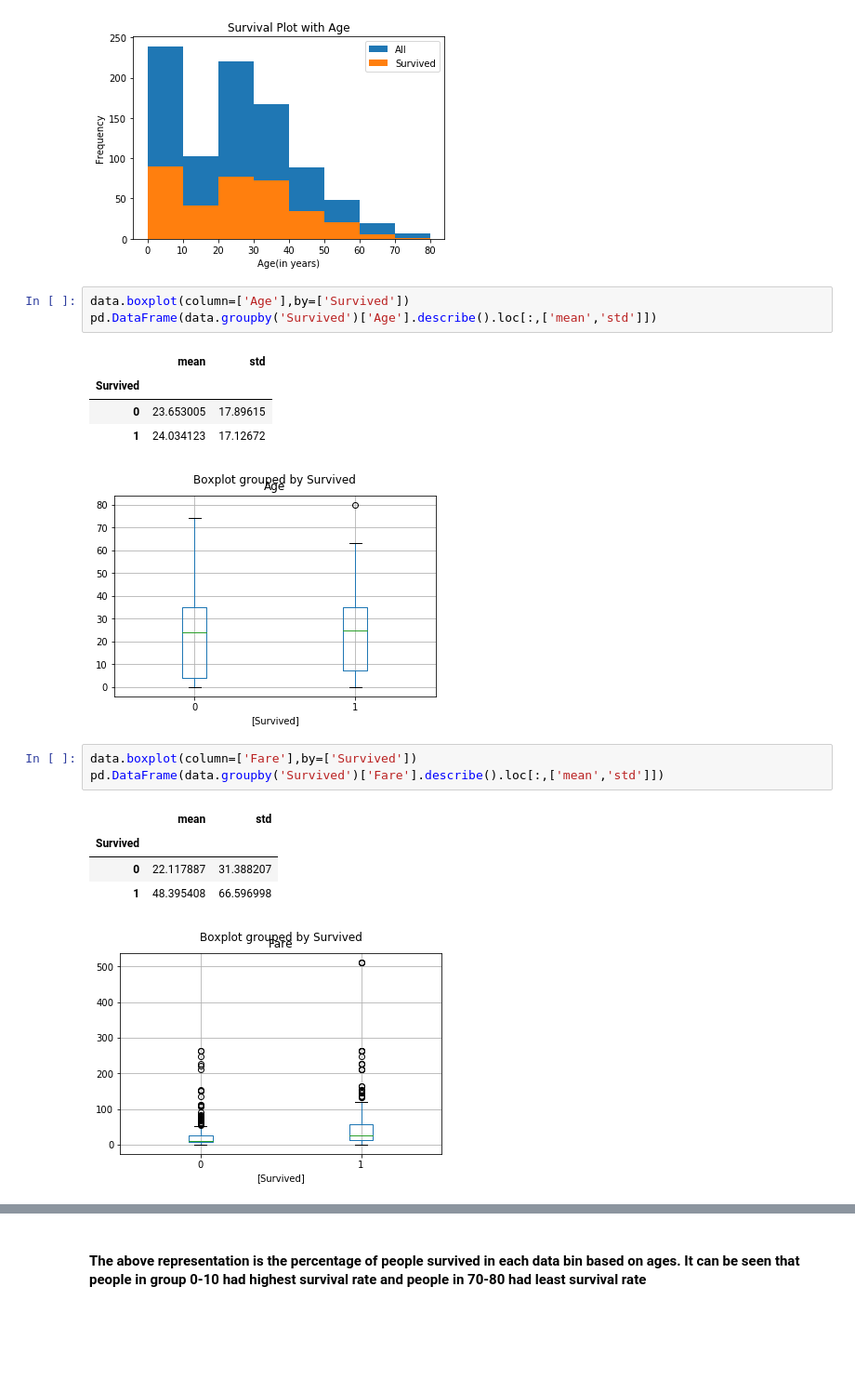
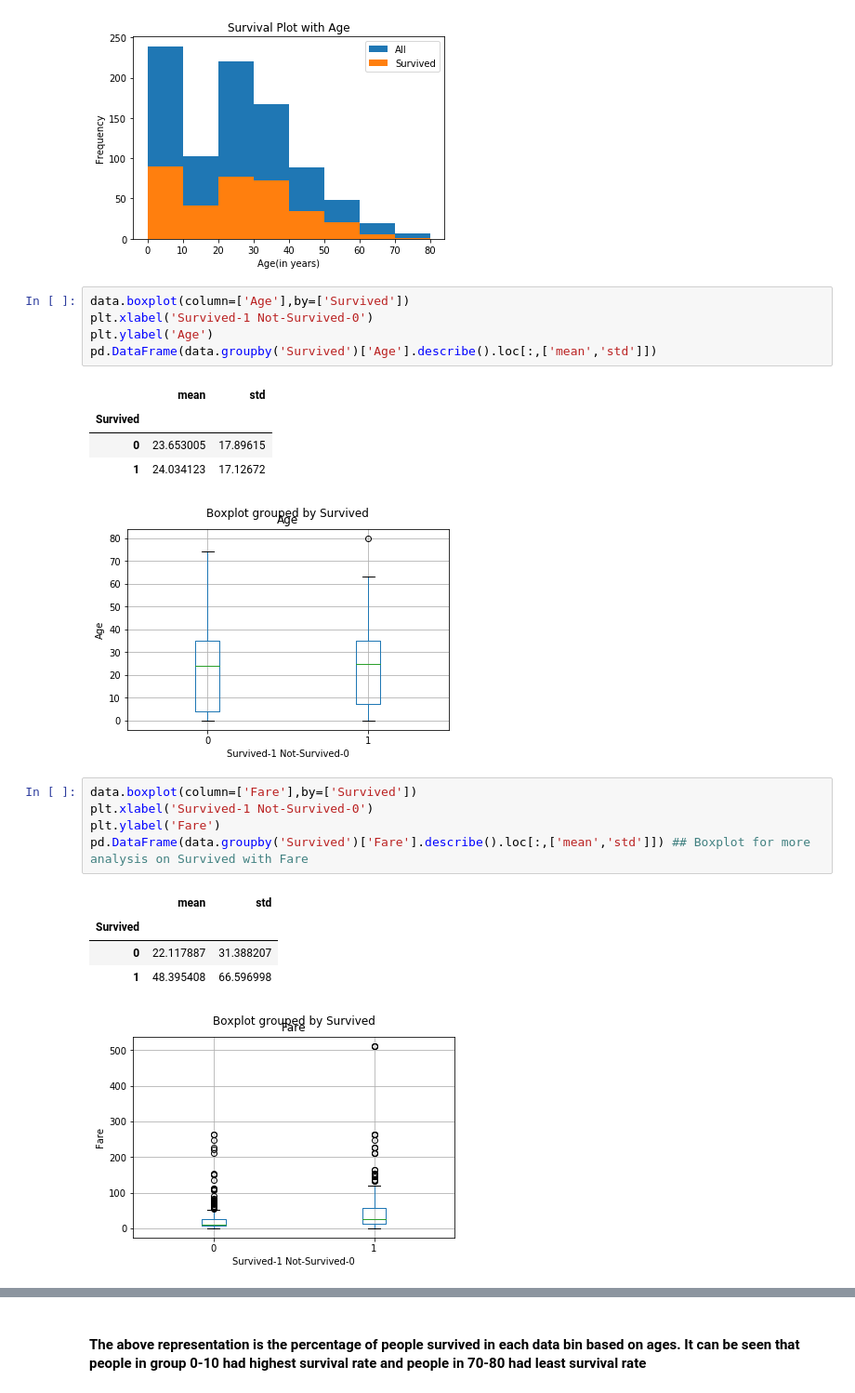
Before and after one commit to ravitejalvr/DAND-P1, a Jupyter notebook: DAND Project-1.ipynb, the cells around one changed output, grey strips where cells are left out. Shown at 93% size. Drawn from its saved outputs; the diff is of its cells as text; blank space fills up the shorter version.

```diff
--- a/DAND Project-1.ipynb
+++ b/DAND Project-1.ipynb
@@ -148,21 +164,25 @@ plt.title('Survival Plot with Age')
 [figure]
 # %%
 data.boxplot(column=['Age'],by=['Survived'])
+plt.xlabel('Survived-1 Not-Survived-0')
+plt.ylabel('Age')
 pd.DataFrame(data.groupby('Survived')['Age'].describe().loc[:,['mean','std']])
 # %% [output]
 |  | mean | std |
 | Survived |  |  |
 | 0 | 23.653005 | 17.89615 |
 | 1 | 24.034123 | 17.12672 |
-[figure, old version]
+[figure, new version]
 # %%
 data.boxplot(column=['Fare'],by=['Survived'])
-pd.DataFrame(data.groupby('Survived')['Fare'].describe().loc[:,['mean','std']])
+plt.xlabel('Survived-1 Not-Survived-0')
+plt.ylabel('Fare')
+pd.DataFrame(data.groupby('Survived')['Fare'].describe().loc[:,['mean','std']]) ## Boxplot for more analysis on Survived with Fare
 # %% [output]
 |  | mean | std |
 | Survived |  |  |
 | 0 | 22.117887 | 31.388207 |
 | 1 | 48.395408 | 66.596998 |
-[figure, old version]
+[figure, new version]
 # %%
 data.groupby(by=['Sex','Pclass'])['Survived'].mean().unstack().plot(kind='bar').set_ylabel('Avg. Survival')
```
Also changed, not shown: parts of 19 cells of this notebook, 1 other file.
